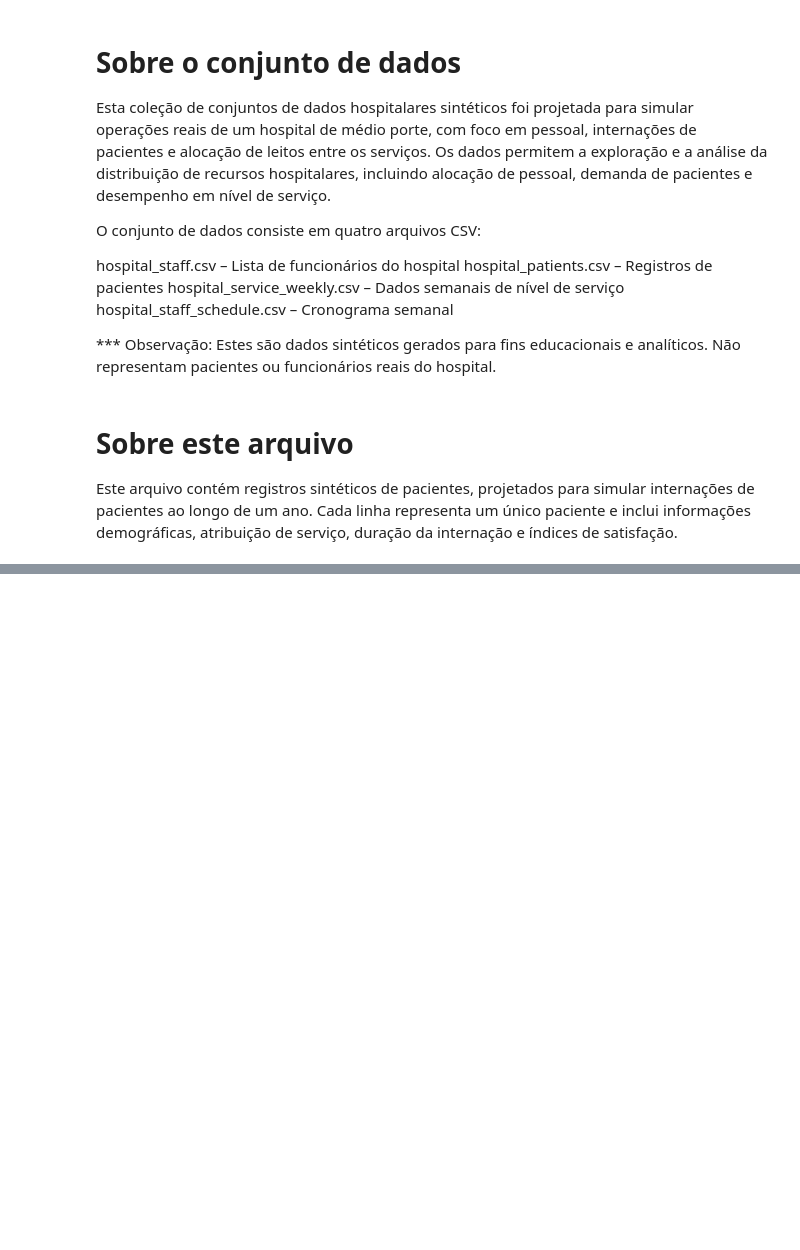
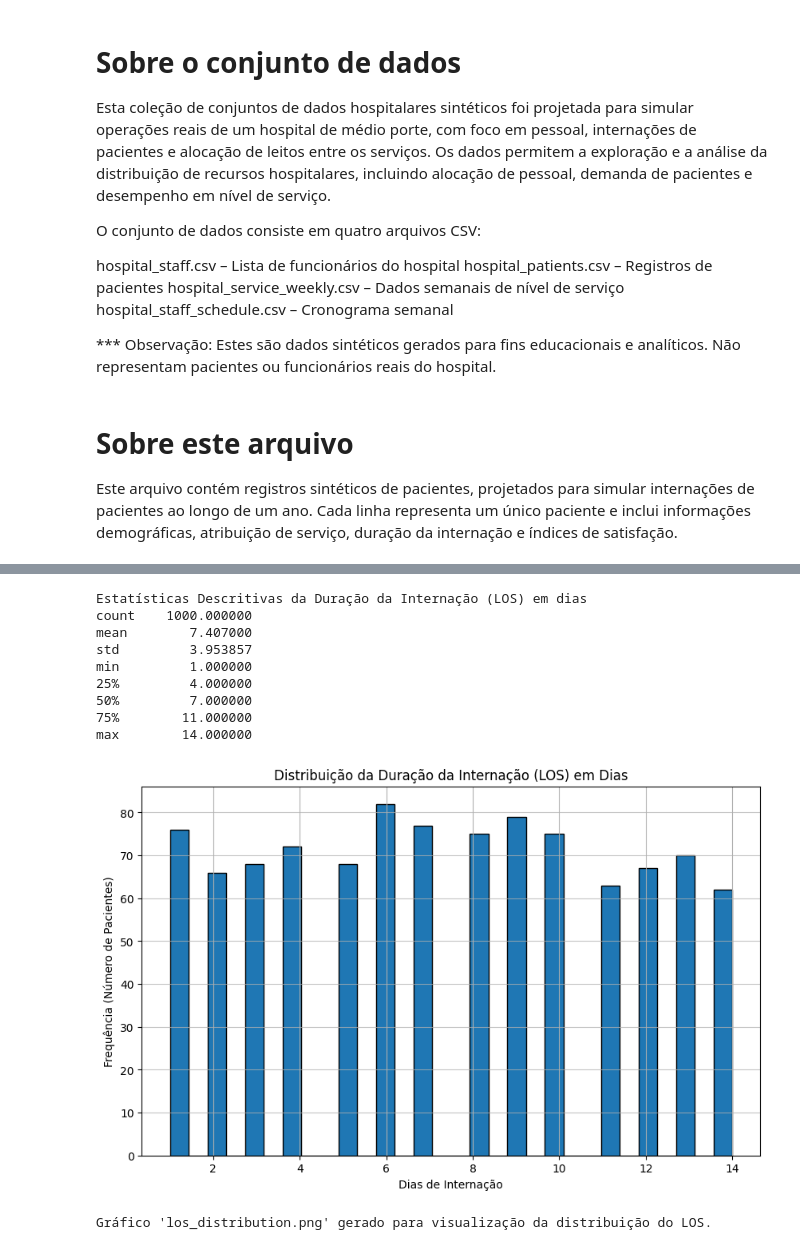
Before and after one commit to NathaliaSorg/Projeto-TripleTen, a Jupyter notebook: Gestão Hospitalares/Leitos.ipynb, the cells around one changed output, grey strips where cells are left out. Drawn from its saved outputs; the diff is of its cells as text; code cells hidden in the pictures; blank space fills up the shorter version.

```diff
--- a/Gestão Hospitalares/Leitos.ipynb
+++ b/Gestão Hospitalares/Leitos.ipynb
@@ -21,3 +21,10 @@ hospital_staff_schedule.csv – Cronograma semanal
 Este arquivo contém registros sintéticos de pacientes, projetados para simular internações de pacientes ao longo de um ano. Cada linha representa um único paciente e inclui informações demográficas, atribuição de serviço, duração da internação e índices de satisfação.
 # %%
 import pandas as pd
+import numpy as np
+import matplotlib.pyplot as plt
+
+df_staff = pd.read_csv('staff.csv')
+df_pat = pd.read_csv('patients.csv')
+df_serv = pd.read_csv('services_weekly.csv')
+df_sch = pd.read_csv('staff_schedule.csv')
@@ -23,0 +65,34 @@ import pandas as pd
+# %%
+# Converter colunas de data em df_pat
+df_pat['arrival_date'] = pd.to_datetime(df_pat['arrival_date'])
+df_pat['departure_date'] = pd.to_datetime(df_pat['departure_date'])
+
+# Calcular a Duração da Internação (Length of Stay - LOS) em dias
+# O resultado da subtração é um objeto timedelta, .dt.days extrai os dias.
+df_pat['LOS_days'] = (df_pat['departure_date'] - df_pat['arrival_date']).dt.days
+
+print("Estatísticas Descritivas da Duração da Internação (LOS) em dias")
+print(df_pat['LOS_days'].describe().to_string())
+
+# Plotar o histograma da LOS
+plt.figure(figsize=(10, 6))
+df_pat['LOS_days'].hist(bins=30, edgecolor='black')
+plt.title('Distribuição da Duração da Internação (LOS) em Dias')
+plt.xlabel('Dias de Internação')
+plt.ylabel('Frequência (Número de Pacientes)')
+plt.grid(axis='y', alpha=0.75)
+plt.show()
+
+print("Gráfico 'los_distribution.png' gerado para visualização da distribuição do LOS.")
+# %% [output]
+Estatísticas Descritivas da Duração da Internação (LOS) em dias
+count    1000.000000
+mean        7.407000
+std         3.953857
+min         1.000000
+25%         4.000000
+50%         7.000000
+75%        11.000000
+max        14.000000
+[figure, added]
+Gráfico 'los_distribution.png' gerado para visualização da distribuição do LOS.
```
Also changed, not shown: parts of 16 cells of this notebook.
